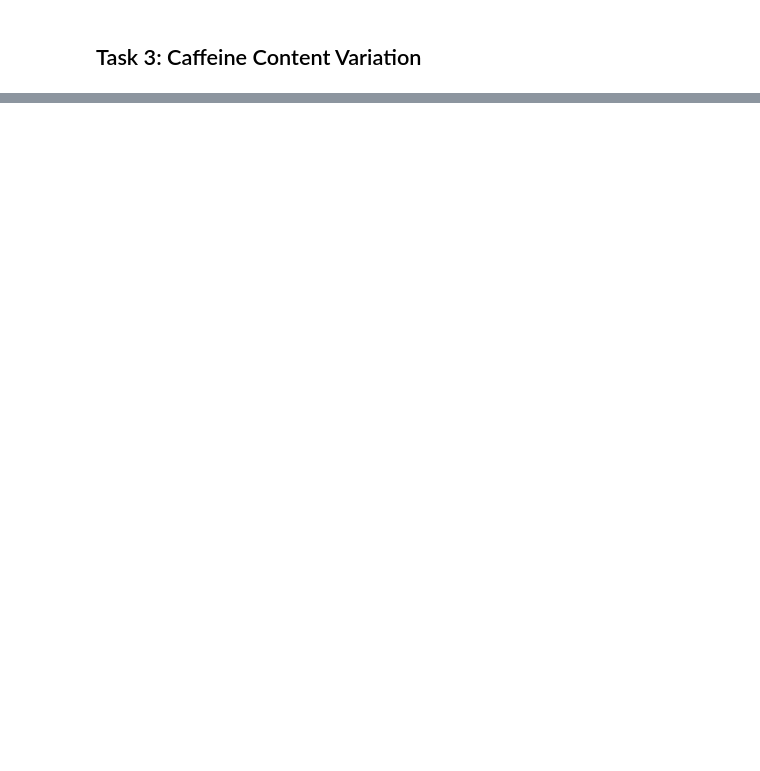
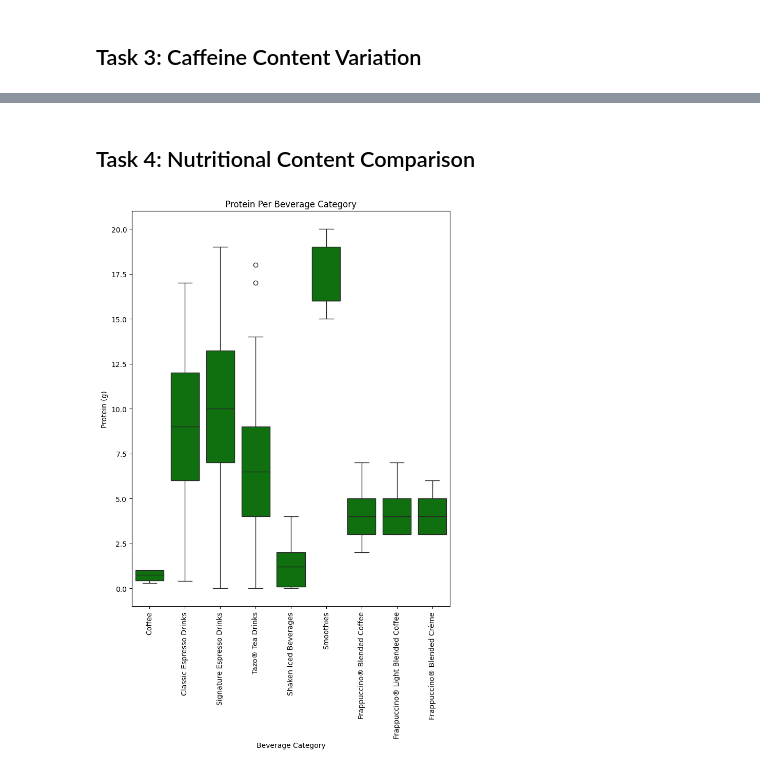
Before and after one commit to Tait-Sherfinski/AP-Computer-Science-Principles, a Jupyter notebook: Notebooks/prog6280b.ipynb, the cells around one changed output, grey strips where cells are left out. Saved outputs shown, nothing was run; the diff lists cells and outputs as text; code cells hidden in the pictures; blank space fills up the shorter version.

```diff
--- a/Notebooks/prog6280b.ipynb
+++ b/Notebooks/prog6280b.ipynb
@@ -95,0 +99,12 @@ plt.show()
+# %% [markdown]
+## Task 4: Nutritional Content Comparison
+# %%
+plt.figure(figsize=(8,10))
+sns.boxplot(x='Beverage_category', y='Protein (g)', data=df, color='green')
+plt.title('Protein Per Beverage Category')
+plt.xlabel('Beverage Category')
+plt.ylabel('Protein (g)')
+plt.xticks(rotation=90)
+plt.show()
+# %% [output]
+[figure, added]
```
Also changed, not shown: parts of 6 cells of this notebook.
